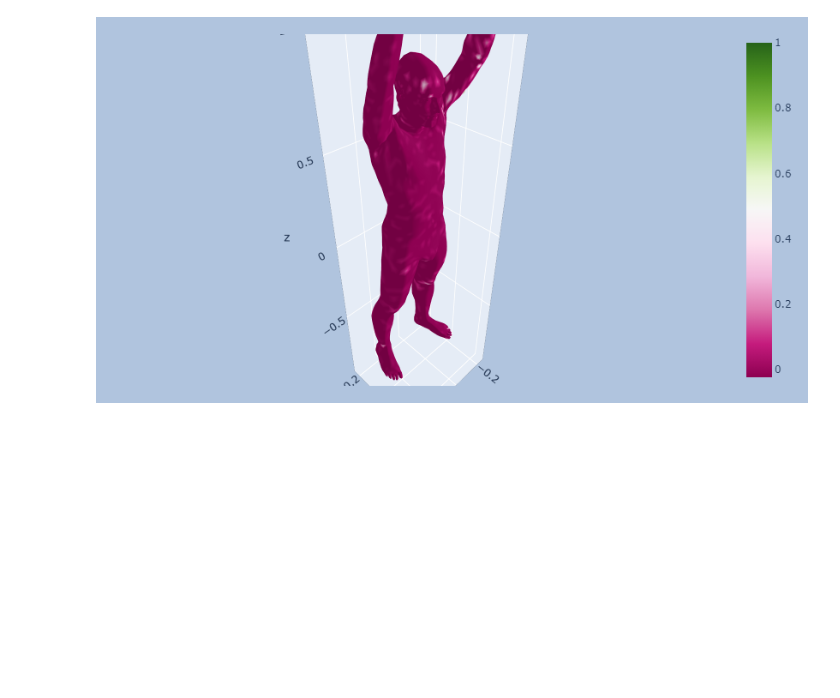
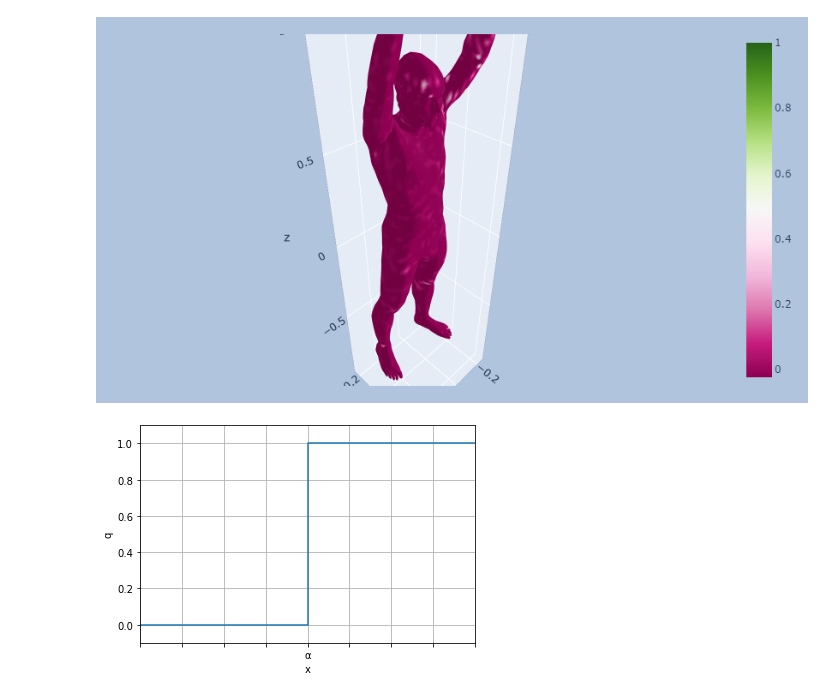
Before and after one commit to giorgio-mariani/Adversarial-Surfaces-via-Band-Limited-Perturbations, a Jupyter notebook: src/visualize.ipynb, the cells around one changed output. Drawn from its saved outputs; the diff is of its cells as text; code cells hidden in the pictures; blank space fills up the shorter version.

```diff
--- a/src/visualize.ipynb
+++ b/src/visualize.ipynb
@@ -84,3 +84,19 @@ intensity = impact.detach().numpy()
 visualize(mesh, intensity=intensity)
 # %% [output]
 [figure]
+# %%
+import matplotlib.pyplot as plot
+
+fig = plot.figure()
+plot.plot([1,2,2,3],[0,0,1,1])
+plot.xlim([1,3])
+plot.ylim([-0.1,1.1])
+plot.xlabel("x")
+plot.ylabel("q")
+plot.grid()
+ticks, labels = plot.xticks()
+labels[4]="α"
+plot.xticks(ticks, labels)  # Set locations and labels
+plot.savefig("img.png", dpi=600)
+# %% [output]
+[figure, added]
```
Also changed, not shown: 6 other files.
